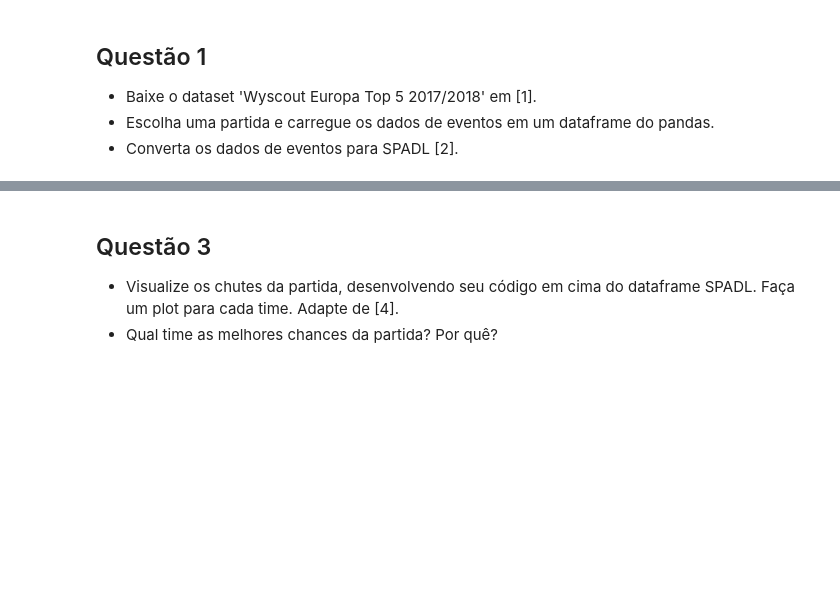
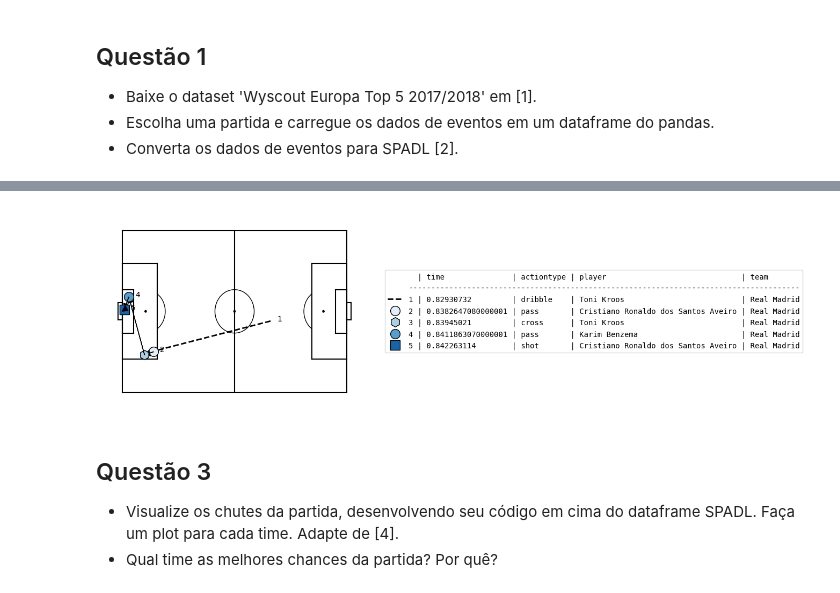
Before and after one commit to lframosferreira/soccer-analytics-notebooks, a Jupyter notebook: atv03/luis_felipe_ramos_ferreira.ipynb, the cells around one changed output, grey strips where cells are left out. Cells and saved outputs as stored; diff of their text form; code cells hidden in the pictures; blank space fills up the shorter version.

```diff
--- a/atv03/luis_felipe_ramos_ferreira.ipynb
+++ b/atv03/luis_felipe_ramos_ferreira.ipynb
@@ -56,0 +118,4 @@ spadl_df: pd.DataFrame = spadl.wyscout.convert_to_actions(match_df, BARCELONA_ID
+# %%
+RONALDO_GOAL_ID: int = 231
+actions_df: pd.DataFrame = spadl_df[RONALDO_GOAL_ID - 4: RONALDO_GOAL_ID + 1].copy()
+actions_df
@@ -56,0 +129,12 @@ spadl_df: pd.DataFrame = spadl.wyscout.convert_to_actions(match_df, BARCELONA_ID
+# %%
+matplotsoccer.actions(
+    location=actions_df[["start_x", "start_y", "end_x", "end_y"]],
+    action_type=actions_df.type_name,
+    team=actions_df.team_name,
+    result=actions_df.result_name == "success",
+    label=actions_df[["time_seconds", "type_name", "player_name", "team_name"]],
+    labeltitle=["time","actiontype","player","team"],
+    zoom=False
+)
+# %% [output]
+[figure, added]
```
Also changed, not shown: parts of 21 cells of this notebook.
